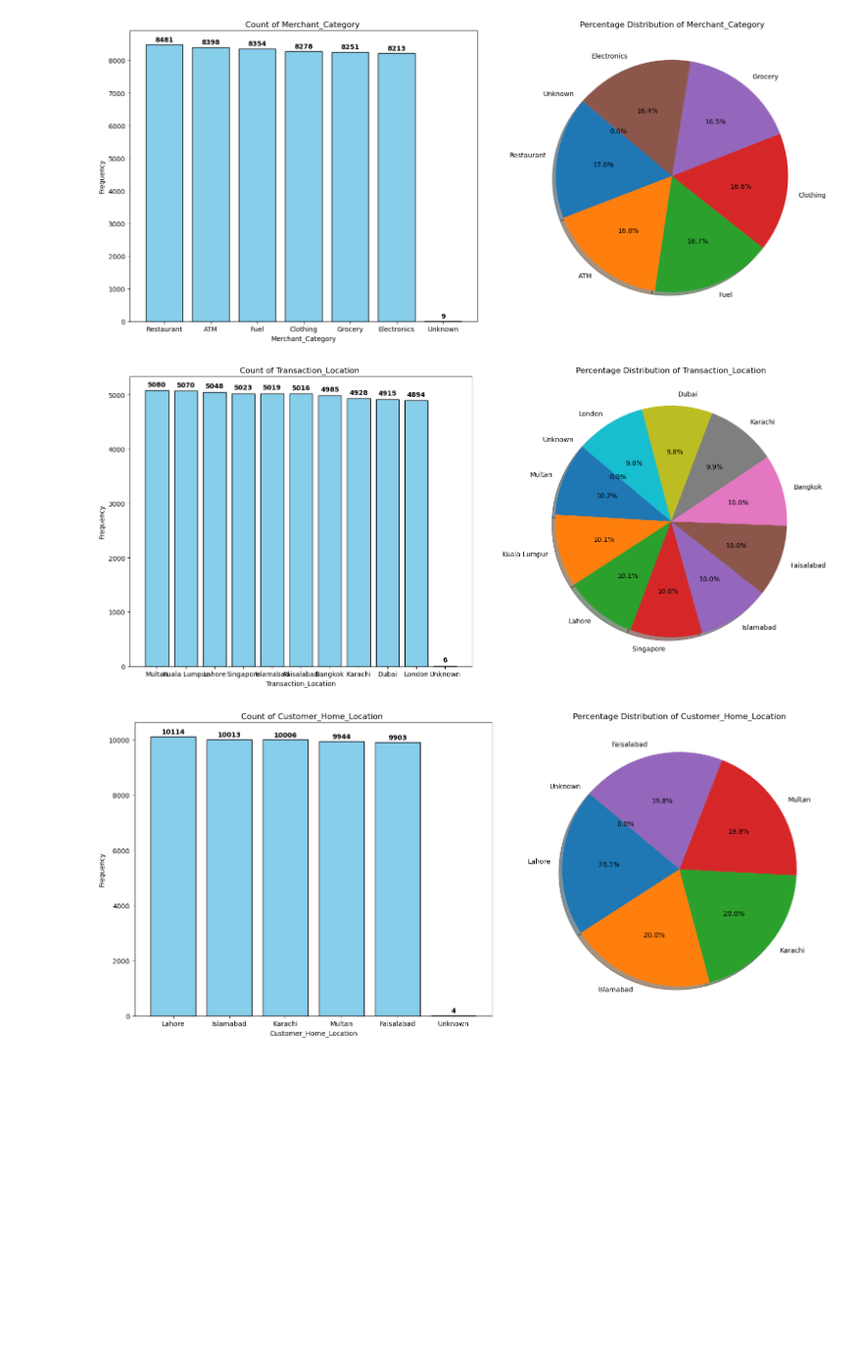
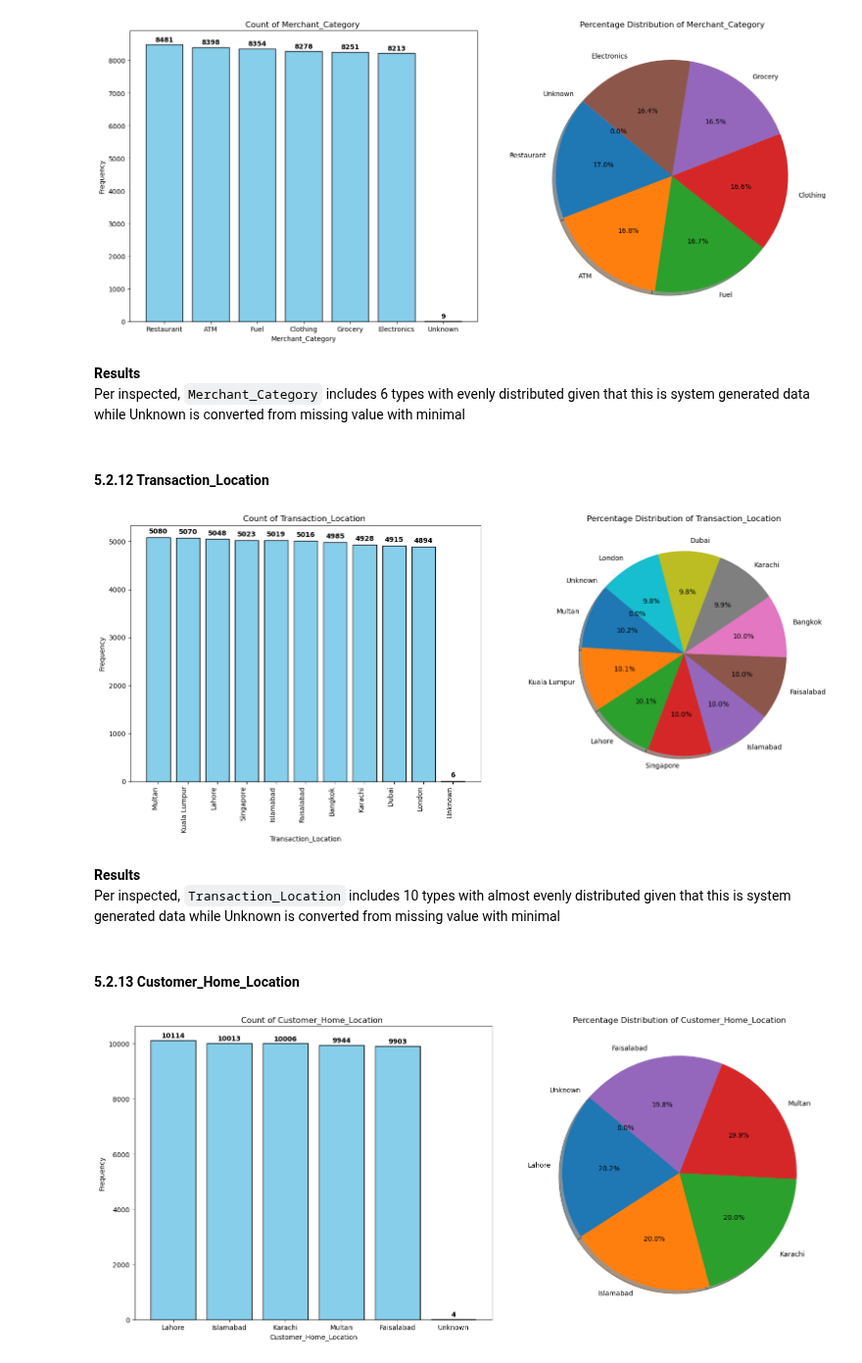
Before and after one commit to edgarcwleung/cosc2669_individual_tasks, a Jupyter notebook: A1_Task_1.ipynb, the cells around one changed output. Shown at 98% size. Saved outputs shown, nothing was run; the diff lists cells and outputs as text; code cells hidden in the pictures; blank space fills up the shorter version.

```diff
--- a/A1_Task_1.ipynb
+++ b/A1_Task_1.ipynb
@@ -2594,20 +2692,36 @@ plt.show()
 <Figure size 640x480 with 0 Axes>
 [figure]
 # %%
-counts = banking_data_process['Weekly_Transaction_Count'].value_counts()
+counts = banking_data_process['Weekly_Transaction_Count'].value_counts().sort_index()
 
 fig, ax = plt.subplots(1, 2, figsize=(16, 7))
 
+positions = range(len(counts))
+x_labels = counts.index.astype(str)
+
 # Plot the Bar Chart in terms of Count
 bars = ax[0].bar(counts.index, counts.values, color='skyblue', edgecolor='black')
-ax[0].set_title('Count of Daily_Transaction_Count')
+ax[0].set_title('Count of Weekly_Transaction_Count')
 ax[0].set_xlabel('Weekly_Transaction_Count')
 ax[0].set_ylabel('Frequency')
+ax[0].set_xticks(counts.index)
+ax[0].set_xticklabels(counts.index)
 
 # Add text labels on top of bars
+max_val = counts.values.max()
 for bar in bars:
     yval = bar.get_height()
-    ax[0].text(bar.get_x() + bar.get_width()/2, yval + 50, yval, ha='center', va='bottom', fontweight='bold')
+    ax[0].text(
+        bar.get_x() + bar.get_width()/2,
+        yval + (max_val * 0.02),
+        f"{int(yval):,}",
+        ha='center',
+        va='bottom',
+        fontweight='bold',
+        fontsize=9,
+        rotation=90
+    )
+ax[0].set_ylim(0, max_val * 1.15)
 
 # Plot Pie Chart in terms of Percentange
 counts.plot(kind='pie', ax=ax[1], autopct='%1.1f%%', startangle=140, shadow=True)
@@ -2675,7 +2777,8 @@ bars = ax[0].bar(counts.index, counts.values, color='skyblue', edgecolor='black'
 ax[0].set_title('Count of Max_Transaction_Last_24h (in Million) ')
 ax[0].set_xlabel('Max_Transaction_Last_24h (in Million)')
 ax[0].set_ylabel('Frequency')
-
+ax[0].set_xticks(counts.index)
+ax[0].set_xticklabels(counts.index)
 # Add text labels on top of bars
 for bar in bars:
     yval = bar.get_height()
@@ -2711,6 +2808,8 @@ bars = ax[0].bar(counts.index, counts.values, color='skyblue', edgecolor='black'
 ax[0].set_title('Count of Failed_Transaction_Count ')
 ax[0].set_xlabel('Failed_Transaction_Count')
 ax[0].set_ylabel('Frequency')
+ax[0].set_xticks(counts.index)
+ax[0].set_xticklabels(counts.index)
 
 # Add text labels on top of bars
 for bar in bars:
@@ -2747,7 +2840,8 @@ bars = ax[0].bar(counts.index, counts.values, color='skyblue', edgecolor='black'
 ax[0].set_title('Count of Previous_Fraud_Count ')
 ax[0].set_xlabel('Previous_Fraud_Count')
 ax[0].set_ylabel('Frequency')
-
+ax[0].set_xticks(counts.index)
+ax[0].set_xticklabels(counts.index)
 # Add text labels on top of bars
 for bar in bars:
     yval = bar.get_height()
@@ -2812,31 +2916,43 @@ plt.tight_layout()
 plt.show()
 # %% [output]
 [figure]
+# %% [markdown]
+<b>Results</b><br>
+Per inspected, `Merchant_Category` includes 6 types with evenly distributed given that this is system generated data while Unknown is converted from missing value with minimal
+# %% [markdown]
+#### 5.2.12 Transaction_Location
 # %%
 counts = banking_data_process['Transaction_Location'].value_counts()
 
 fig, ax = plt.subplots(1, 2, figsize=(16, 7))
 
 # Plot the Bar Chart in terms of Count
 bars = ax[0].bar(counts.index, counts.values, color='skyblue', edgecolor='black')
 ax[0].set_title('Count of Transaction_Location ')
 ax[0].set_xlabel('Transaction_Location')
 ax[0].set_ylabel('Frequency')
+ax[0].set_xticks(range(len(counts)))
+ax[0].set_xticklabels(counts.index, rotation=90, ha='right')
 
 # Add text labels on top of bars
 for bar in bars:
     yval = bar.get_height()
     ax[0].text(bar.get_x() + bar.get_width()/2, yval + 50, yval, ha='center', va='bottom', fontweight='bold')
 
 # Plot Pie Chart in terms of Percentange
 counts.plot(kind='pie', ax=ax[1], autopct='%1.1f%%', startangle=140, shadow=True)
 ax[1].set_title('Percentage Distribution of Transaction_Location')
 ax[1].set_ylabel('')
 
 plt.tight_layout()
 plt.show()
 # %% [output]
-[figure, old version]
+[figure, new version]
+# %% [markdown]
+<b>Results</b><br>
+Per inspected, `Transaction_Location` includes 10 types with almost evenly distributed given that this is system generated data while Unknown is converted from missing value with minimal
+# %% [markdown]
+#### 5.2.13 Customer_Home_Location
 # %%
 counts = banking_data_process['Customer_Home_Location'].value_counts()
 
```
Also changed, not shown: parts of 199 cells of this notebook.
